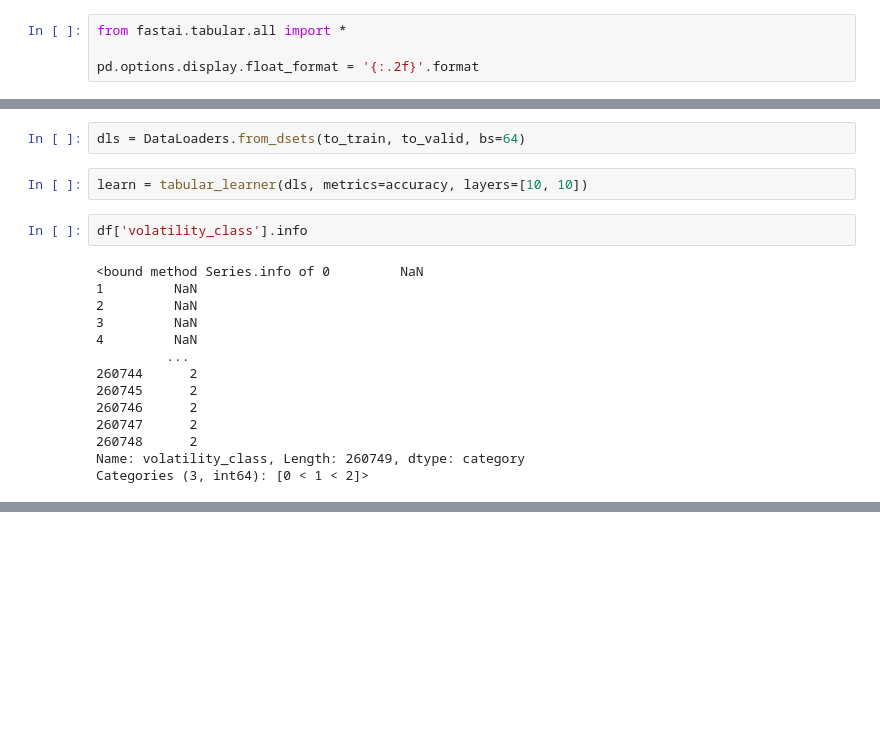
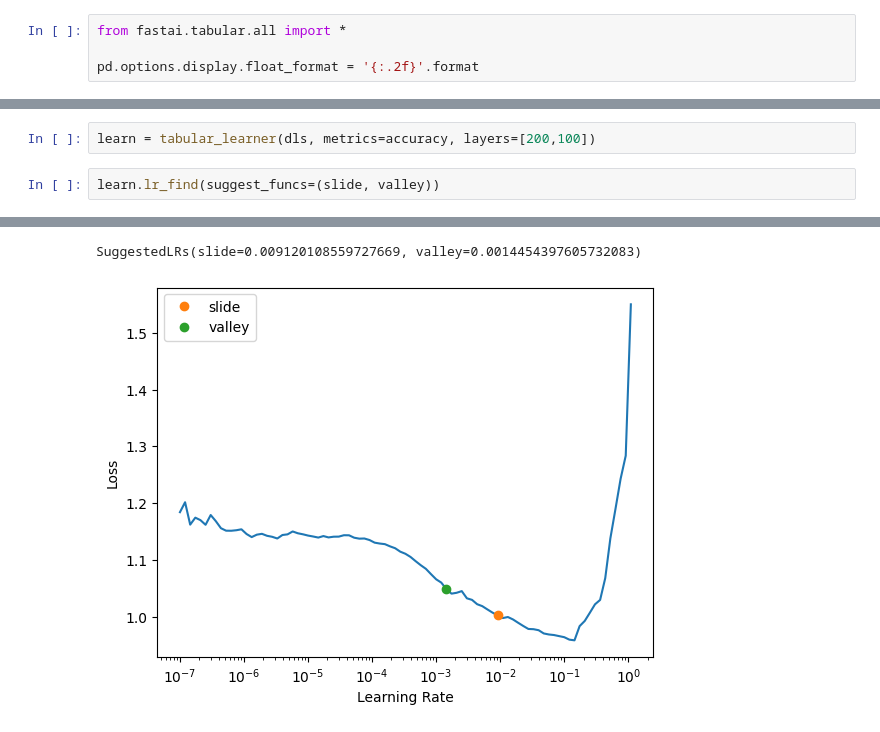
Before and after one commit to WRTeng/BVIX-Predictor, a Jupyter notebook: notebooks/2NeuNetw.ipynb, the cells around one changed output, grey strips where cells are left out. Drawn from its saved outputs; the diff is of its cells as text; blank space fills up the shorter version.

Commit message:
Add final results, plots, and updated notebooks

```diff
--- a/notebooks/2NeuNetw.ipynb
+++ b/notebooks/2NeuNetw.ipynb
@@ -198,20 +211,5 @@ to_test = TabularPandas(
 # %%
-dls = DataLoaders.from_dsets(to_train, to_valid, bs=64)
+learn = tabular_learner(dls, metrics=accuracy, layers=[200,100])
-# %%
-learn = tabular_learner(dls, metrics=accuracy, layers=[10, 10])
-# %%
-df['volatility_class'].info
-# %% [output]
-<bound method Series.info of 0         NaN
-1         NaN
-2         NaN
-3         NaN
-4         NaN
-         ...
-260744      2
-260745      2
-260746      2
-260747      2
-260748      2
-Name: volatility_class, Length: 260749, dtype: category
-Categories (3, int64): [0 < 1 < 2]>
+# %%
+learn.lr_find(suggest_funcs=(slide, valley))
+# %% [output]
@@ -218 +217,3 @@ Categories (3, int64): [0 < 1 < 2]>
+SuggestedLRs(slide=0.009120108559727669, valley=0.0014454397605732083)
+[figure, added]
 # %%
```
Also changed, not shown: parts of 23 cells of this notebook, 1 other file.
